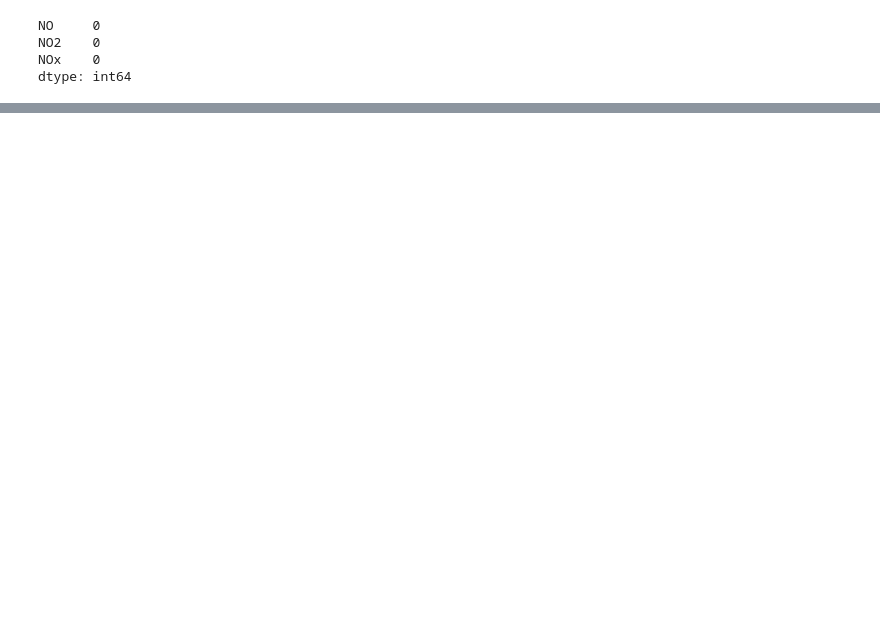
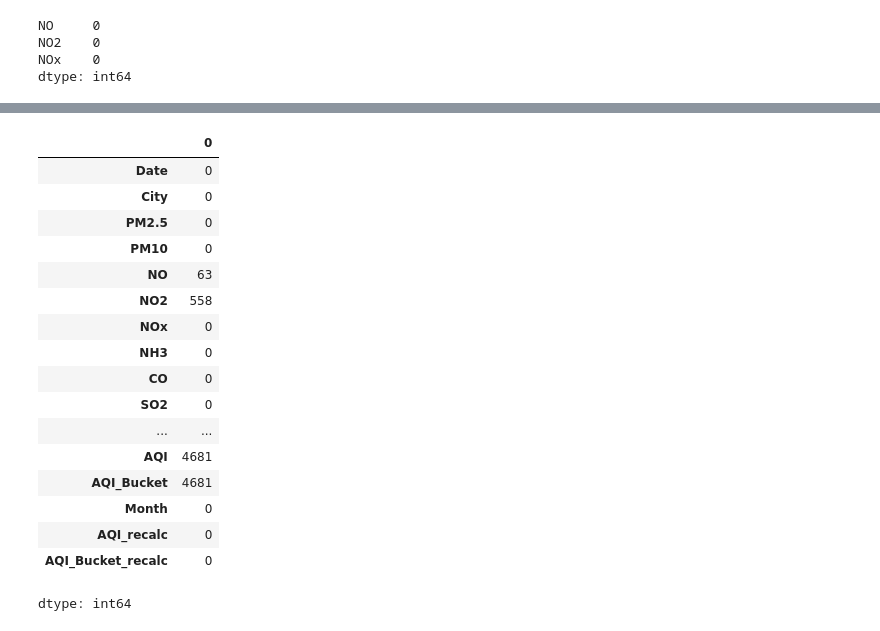
Before and after one commit to SonalDhoke/Programming_with_Data_Analysis_PY, a Jupyter notebook: st20336540_CMP7005_PDA.ipynb, the cells around one changed output, grey strips where cells are left out. Saved outputs shown, nothing was run; the diff lists cells and outputs as text; code cells hidden in the pictures; blank space fills up the shorter version.

```diff
--- a/st20336540_CMP7005_PDA.ipynb
+++ b/st20336540_CMP7005_PDA.ipynb
@@ -460,0 +635,8 @@ print(unique_cities)
+# %%
+#dropping temporary columns
+df = df.drop(columns=[
+    'PM2.5_round',
+    'PM10_round',
+    'PM2.5_sub',
+    'PM10_sub'
+])
@@ -460,0 +663,21 @@ print(unique_cities)
+# %%
+df.isnull().sum()
+# %% [output]
+|  | 0 |
+| Date | 0 |
+| City | 0 |
+| PM2.5 | 0 |
+| PM10 | 0 |
+| NO | 63 |
+| NO2 | 558 |
+| NOx | 0 |
+| NH3 | 0 |
+| CO | 0 |
+| SO2 | 0 |
+| ... | ... |
+| AQI | 4681 |
+| AQI_Bucket | 4681 |
+| Month | 0 |
+| AQI_recalc | 0 |
+| AQI_Bucket_recalc | 0 |
+dtype: int64
```
Also changed, not shown: parts of 16 cells of this notebook.
